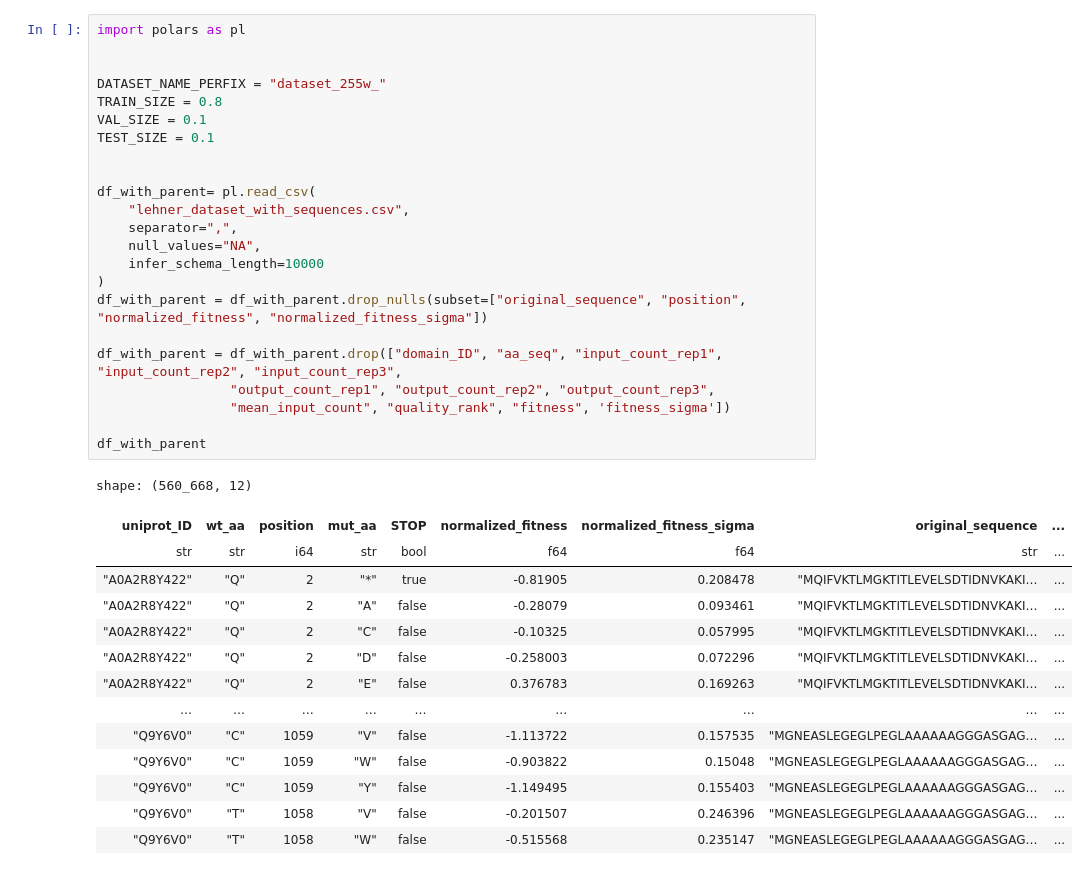
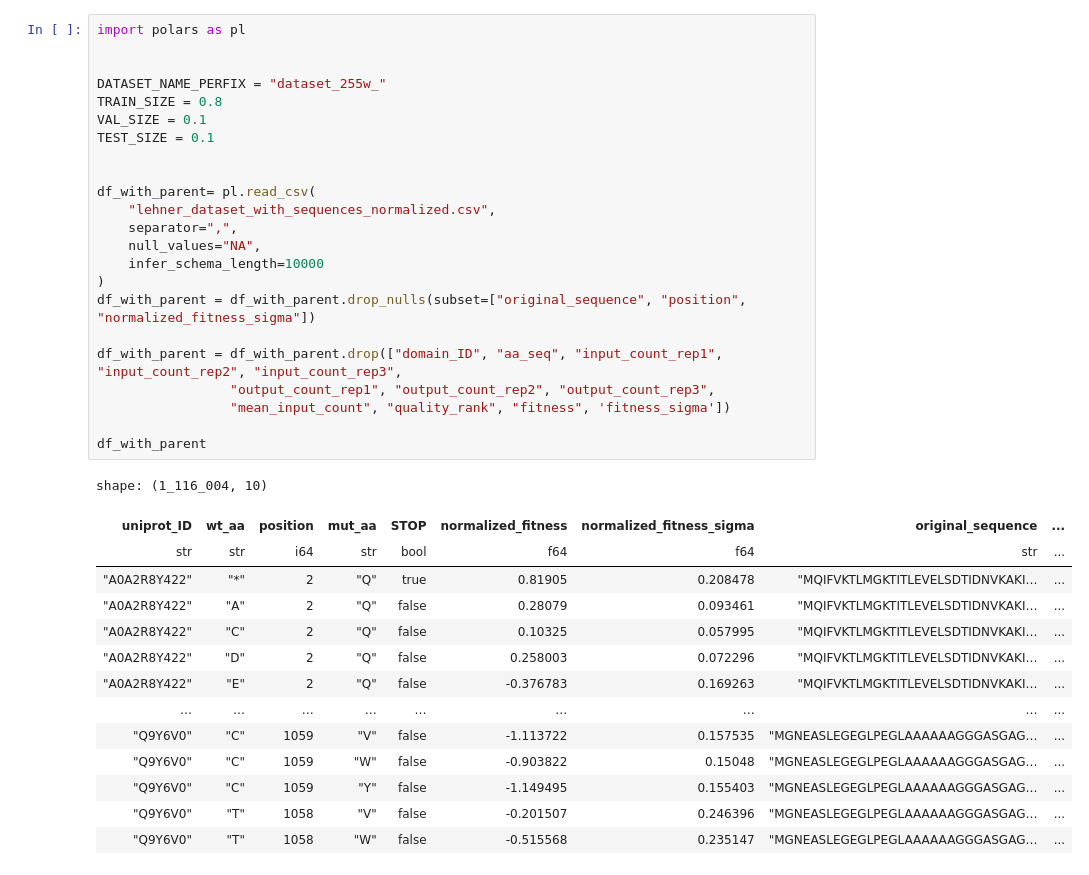
Before and after one commit to vlccek/Master_thesis-Prediction_protein_stability, a Jupyter notebook: protbert/dataset_prepare_255w.ipynb, the cells around one changed output. Drawn from its saved outputs; the diff is of its cells as text.

```diff
--- a/protbert/dataset_prepare_255w.ipynb
+++ b/protbert/dataset_prepare_255w.ipynb
@@ -1,35 +1,35 @@
 # %%
 import polars as pl
 
 
 DATASET_NAME_PERFIX = "dataset_255w_"
 TRAIN_SIZE = 0.8
 VAL_SIZE = 0.1
 TEST_SIZE = 0.1
 
 
 df_with_parent= pl.read_csv(
-    "lehner_dataset_with_sequences.csv",
+    "lehner_dataset_with_sequences_normalized.csv",
     separator=",",
     null_values="NA",
     infer_schema_length=10000
 )
-df_with_parent = df_with_parent.drop_nulls(subset=["original_sequence", "position", "normalized_fitness", "normalized_fitness_sigma"])
+df_with_parent = df_with_parent.drop_nulls(subset=["original_sequence", "position", "normalized_fitness_sigma"])
 
 df_with_parent = df_with_parent.drop(["domain_ID", "aa_seq", "input_count_rep1", "input_count_rep2", "input_count_rep3",
                  "output_count_rep1", "output_count_rep2", "output_count_rep3",
                  "mean_input_count", "quality_rank", "fitness", 'fitness_sigma'])
 
 df_with_parent
 # %% [output]
-shape: (560_668, 12)
+shape: (1_116_004, 10)
 | uniprot_ID | wt_aa | position | mut_aa | STOP | normalized_fitness | normalized_fitness_sigma | original_sequence | ... |
 | str | str | i64 | str | bool | f64 | f64 | str | ... |
-| "A0A2R8Y422" | "Q" | 2 | "*" | true | -0.81905 | 0.208478 | "MQIFVKTLMGKTITLEVELSDTIDNVKAKI… | ... |
-| "A0A2R8Y422" | "Q" | 2 | "A" | false | -0.28079 | 0.093461 | "MQIFVKTLMGKTITLEVELSDTIDNVKAKI… | ... |
-| "A0A2R8Y422" | "Q" | 2 | "C" | false | -0.10325 | 0.057995 | "MQIFVKTLMGKTITLEVELSDTIDNVKAKI… | ... |
-| "A0A2R8Y422" | "Q" | 2 | "D" | false | -0.258003 | 0.072296 | "MQIFVKTLMGKTITLEVELSDTIDNVKAKI… | ... |
-| "A0A2R8Y422" | "Q" | 2 | "E" | false | 0.376783 | 0.169263 | "MQIFVKTLMGKTITLEVELSDTIDNVKAKI… | ... |
+| "A0A2R8Y422" | "*" | 2 | "Q" | true | 0.81905 | 0.208478 | "MQIFVKTLMGKTITLEVELSDTIDNVKAKI… | ... |
+| "A0A2R8Y422" | "A" | 2 | "Q" | false | 0.28079 | 0.093461 | "MQIFVKTLMGKTITLEVELSDTIDNVKAKI… | ... |
+| "A0A2R8Y422" | "C" | 2 | "Q" | false | 0.10325 | 0.057995 | "MQIFVKTLMGKTITLEVELSDTIDNVKAKI… | ... |
+| "A0A2R8Y422" | "D" | 2 | "Q" | false | 0.258003 | 0.072296 | "MQIFVKTLMGKTITLEVELSDTIDNVKAKI… | ... |
+| "A0A2R8Y422" | "E" | 2 | "Q" | false | -0.376783 | 0.169263 | "MQIFVKTLMGKTITLEVELSDTIDNVKAKI… | ... |
 | … | … | … | … | … | … | … | … | ... |
 | "Q9Y6V0" | "C" | 1059 | "V" | false | -1.113722 | 0.157535 | "MGNEASLEGEGLPEGLAAAAAAGGGASGAG… | ... |
 | "Q9Y6V0" | "C" | 1059 | "W" | false | -0.903822 | 0.15048 | "MGNEASLEGEGLPEGLAAAAAAGGGASGAG… | ... |
```
Also changed, not shown: parts of 5 cells of this notebook, 5 other files.
